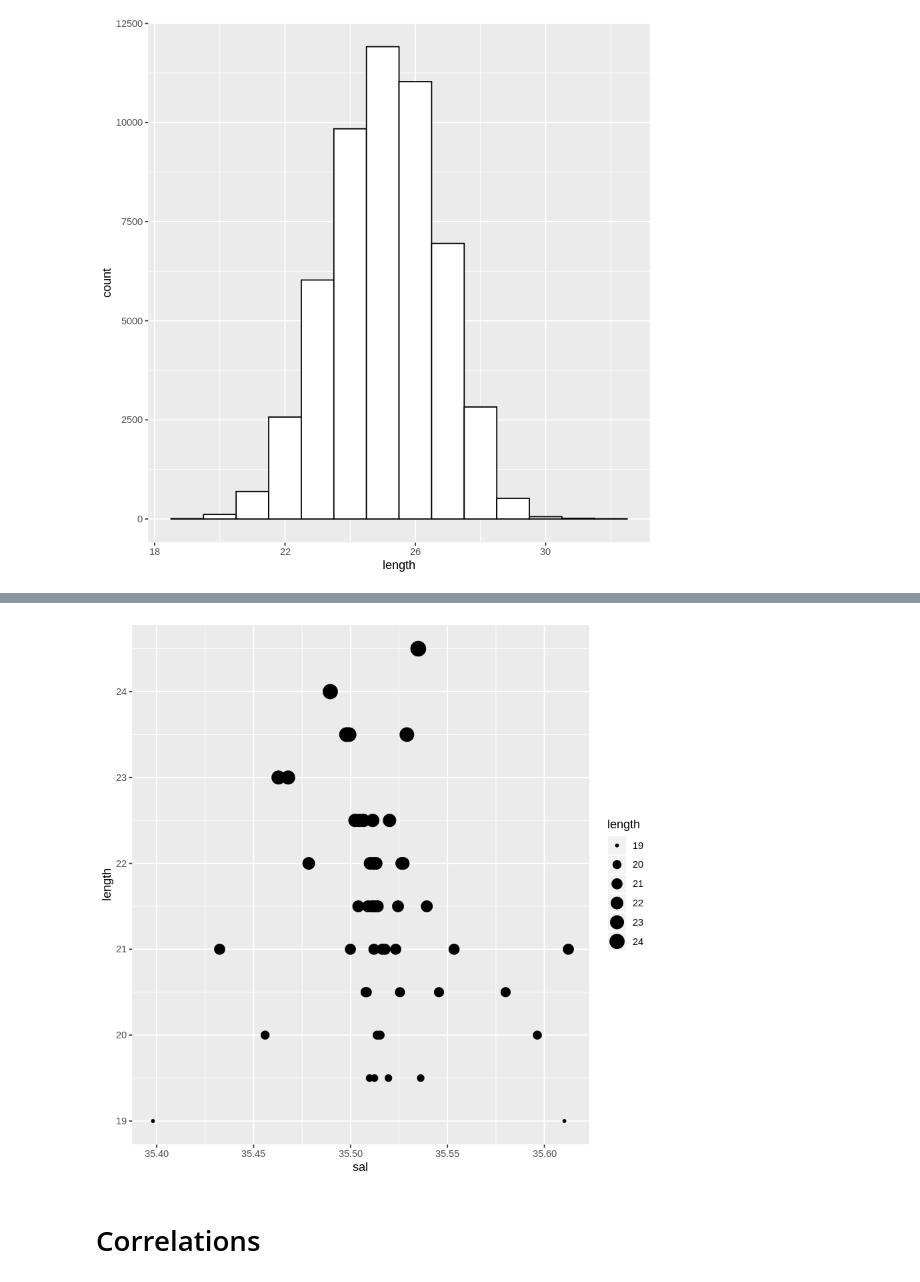
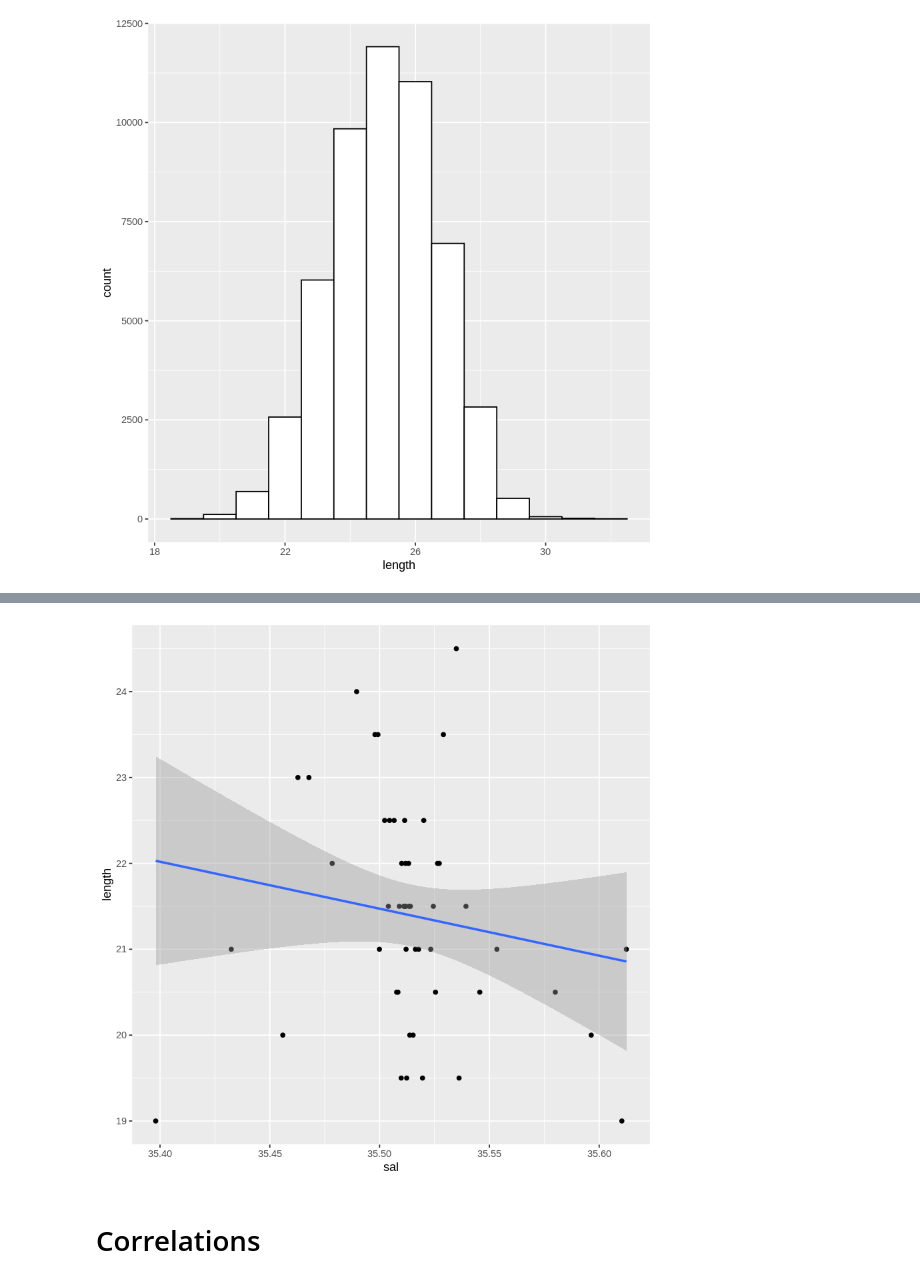
Before and after one commit to mateuszskiba/emd-1, a Jupyter notebook: Herrings.ipynb, the cells around one changed output, grey strips where cells are left out. Cells and saved outputs as stored; diff of their text form; code cells hidden in the pictures.

```diff
--- a/Herrings.ipynb
+++ b/Herrings.ipynb
@@ -39,5 +33,6 @@ herrings <-
   herrings_raw %>%
   do(na.locf(.))
 
+herrings <- subset(herrings, select = -X)
 head(herrings)
 # %% [output]
@@ -130,18 +179,17 @@ geom_point()
 # %%
-herrings_salt <- herrings %>%
+herrings_sal <- herrings %>%
   group_by(sal) %>%
   summarise_all(list(min))
 # %%
 ggplot(
-  herrings_salt,
+  herrings_sal,
   aes(x=sal,
-      y=length,
-      size=length
+      y=length
   )
 ) +
-geom_point()
+geom_point() + geom_smooth(method='lm')
 # %% [output]
-[figure, old version]
+[figure, new version]
 # %% [markdown]
 # Correlations
 # %%
```
Also changed, not shown: parts of 13 cells of this notebook.
